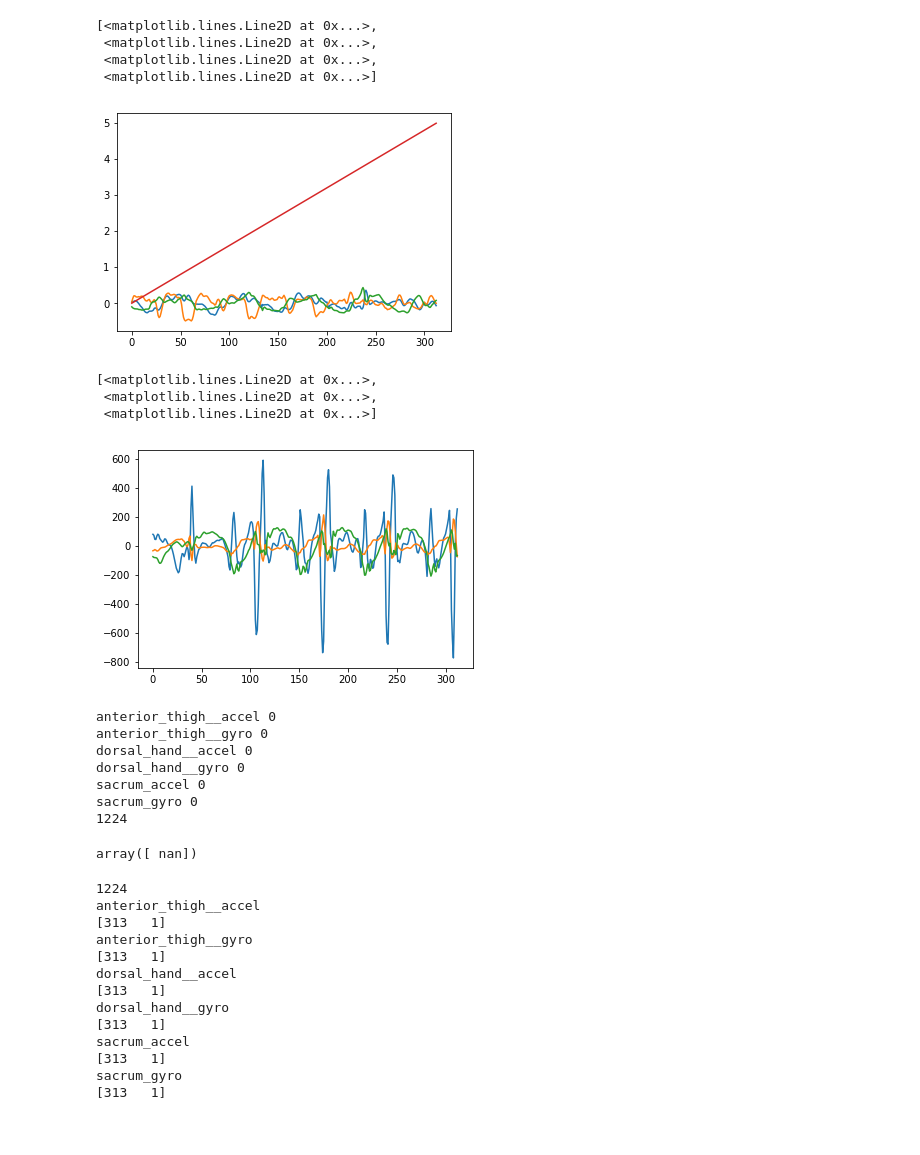
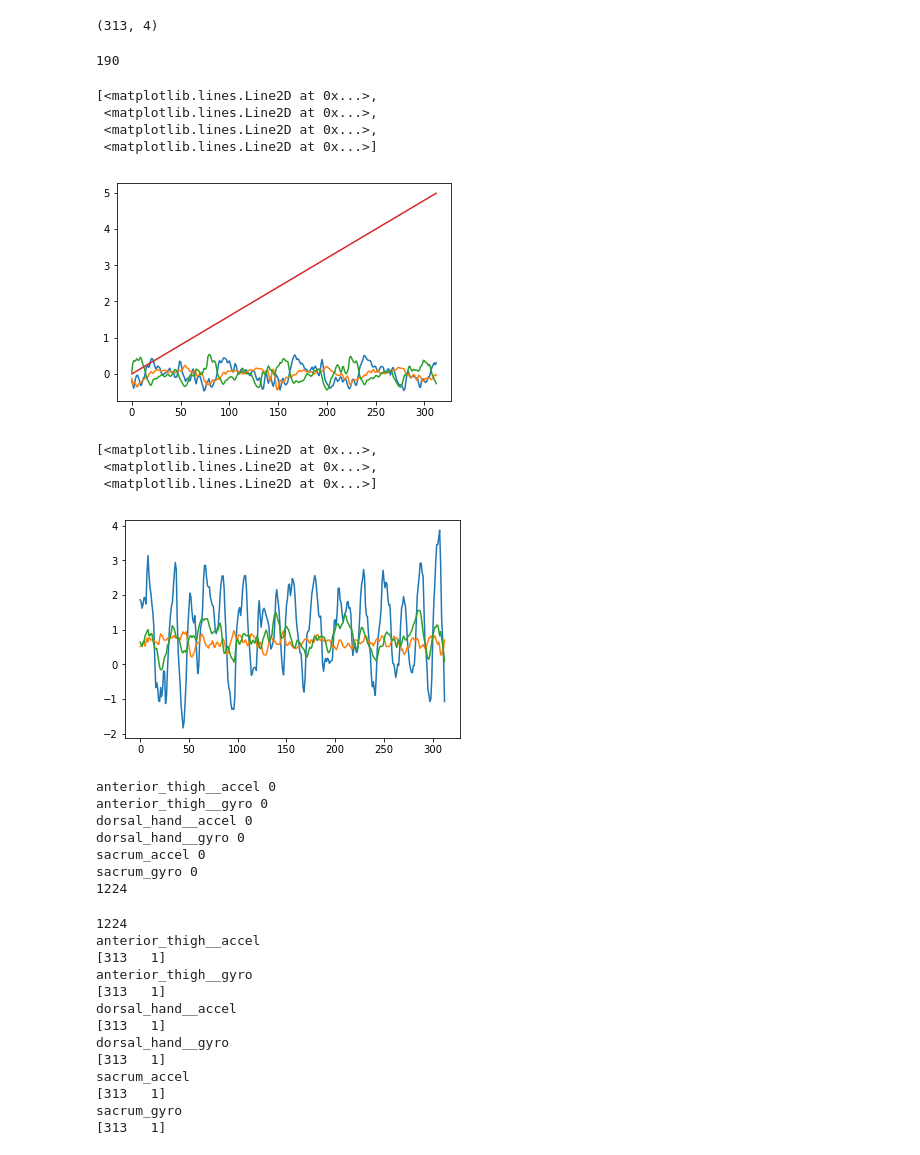
Before and after one commit to nshawen/CIS_PD, a Jupyter notebook: DataPreprocessor_AllLocs2.ipynb, the cells around one changed output. Cells and saved outputs as stored; diff of their text form; code cells hidden in the pictures.

```diff
--- a/DataPreprocessor_AllLocs2.ipynb
+++ b/DataPreprocessor_AllLocs2.ipynb
@@ -408 +389,3 @@ Elapsed time = 0.68 min
+# %%
+data = pd.read_pickle('../FeatureMatrix/DataRaw_AllLocsResample.pkl')
 # %%
@@ -415,18 +400,26 @@ data.head(3)
+# %%
+data.anterior_thigh__accel.iloc[0].shape
+# %% [output]
+(313, 4)
+# %%
+len(data)
+# %% [output]
+190
 # %%
-plt.plot(data.dorsal_hand__accel.iloc[2])
+plt.plot(data.dorsal_hand__accel.iloc[4])
 # %% [output]
 [<matplotlib.lines.Line2D at 0x...>,
  <matplotlib.lines.Line2D at 0x...>,
  <matplotlib.lines.Line2D at 0x...>,
  <matplotlib.lines.Line2D at 0x...>]
-[figure, old version]
+[figure, new version]
 # %%
-plt.plot(data.anterior_thigh__gyro.iloc[0][:,:-1])
+plt.plot(data.anterior_thigh__gyro.iloc[4][:,:-1])
 # %% [output]
 [<matplotlib.lines.Line2D at 0x...>,
  <matplotlib.lines.Line2D at 0x...>,
  <matplotlib.lines.Line2D at 0x...>]
-[figure, old version]
+[figure, new version]
 # %%
 for s in data.columns[7:].values:
     print(s,data[s].apply())
@@ -446,11 +439,6 @@ dorsal_hand__gyro 0
 sacrum_accel 0
 sacrum_gyro 0
 1224
-# %%
-inds = data[s].apply(len)==1
-data[inds].anterior_thigh__accel.iloc[0]
-# %% [output]
-array([ nan])
 # %%
 print(len(data))
 for s in data.columns[7:].values:
```
Also changed, not shown: parts of 12 cells of this notebook.
